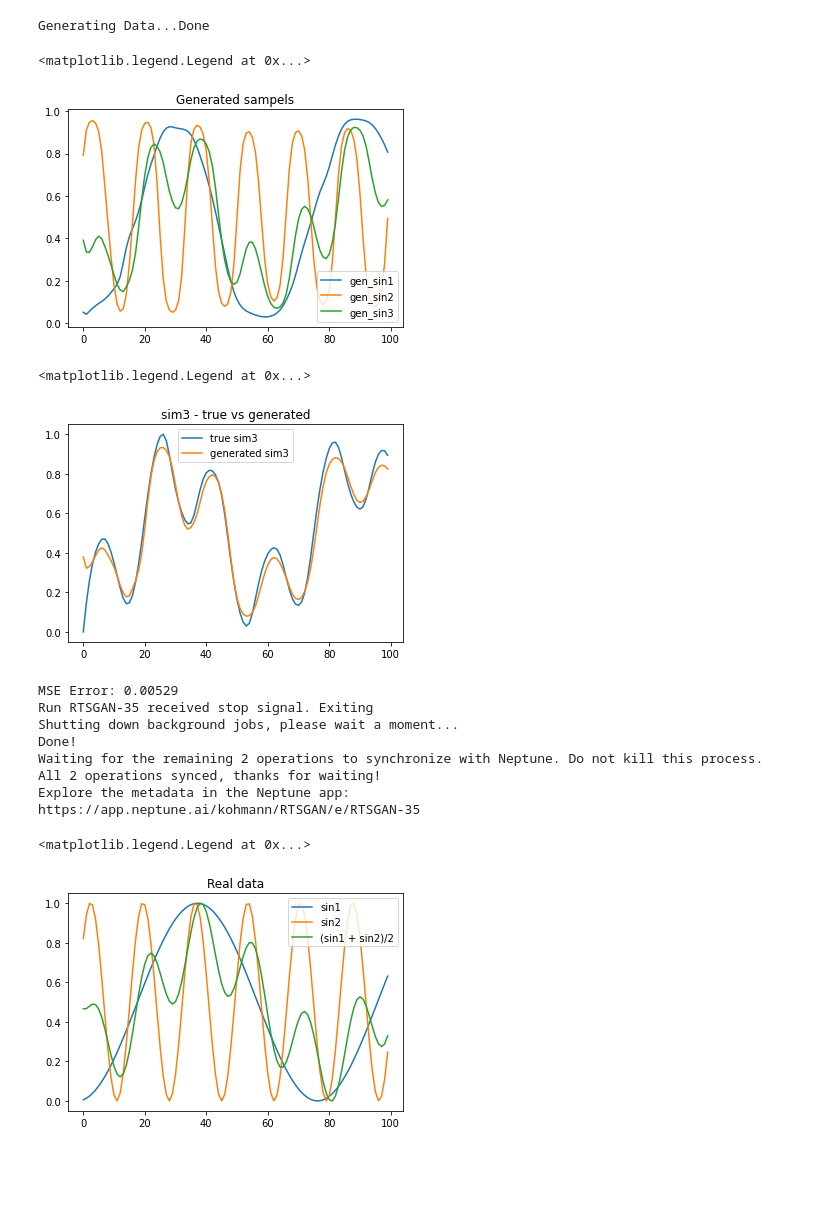
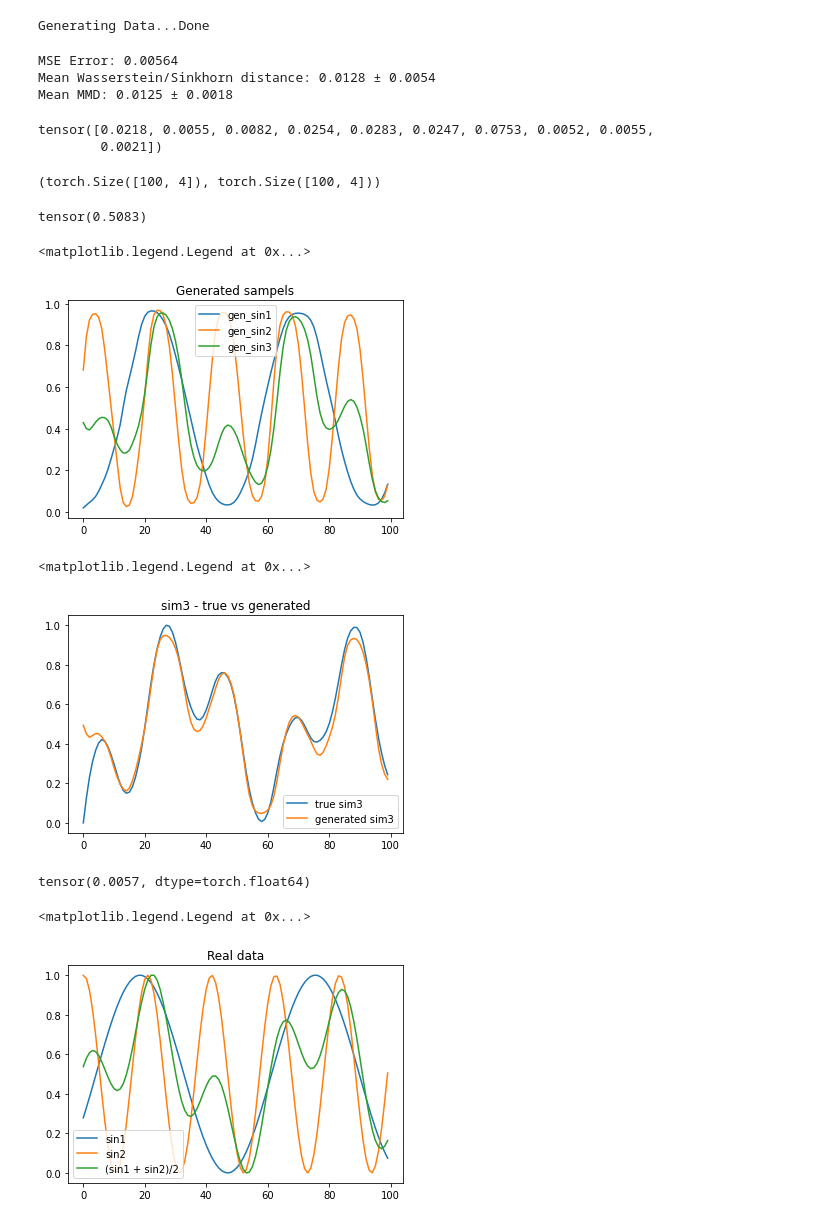
Before and after one commit to Kohmann/master-GAN, a Jupyter notebook: TimeGAN/rtsgan_testing.ipynb, the cells around one changed output. Cells and saved outputs as stored; diff of their text form; code cells hidden in the pictures; blank space fills up the shorter version.

```diff
--- a/TimeGAN/rtsgan_testing.ipynb
+++ b/TimeGAN/rtsgan_testing.ipynb
@@ -9,8 +11,12 @@ from trainers import *
 import numpy as np
 np.random.seed(42)
 
-trainset = TimeGANDatasetSinus(num=1200, seq_len=100, alpha=0.7, noise=0)
-testset = TimeGANDatasetSinus(num=300, seq_len=100, alpha=0.7, noise=0)
+trainset = DatasetSinus(num=600, seq_len=100, alpha=0.7, noise=0)
+testset = DatasetSinus(num=600*2, seq_len=100, alpha=0.7, noise=0)
+#stocks_data = google_data_loading(100)
+
+#trainset =DatasetStocks(stocks_data[:-300])
+#testset =DatasetStocks(stocks_data[-300:])
 print(len(testset))
 print(testset[0][0].size())
 # %% [output]
@@ -35,17 +41,17 @@ device = "cuda" if torch.cuda.is_available() else "cpu"
 
 params = {
     "model_name": "model_rtsgan.pt",
-    "n_epochs": 3000,
-    "l_rate": 0.001,
+    "n_epochs": 100,
+    "l_rate": 0.0001,
     "l_rate_ae": 0.001,
-    "batch_size": 128*2,
-    "num_layers": 2,
-    "hidden_dim": 40,
+    "batch_size": 8,
+    "num_layers": 2, # only affects the autoencoder
+    "hidden_dim": 30,
     "spectralnorm": True,
-    "optimizer": "Adam", # RMSprop
+    "optimizer": "RMSprop", # RMSprop
     "dis_thresh": 0.15,
-    "d_steps": 5,
-    "dataset": "sinus",
+    "d_steps": 10,
+    "dataset": "sines",
     "feature_dim": trainset[0][0].size(1),
     "max_seq_len": trainset[0][0].size(0),
     "trainset_size": len(trainset),
@@ -76,3 +83,23 @@ Start GAN Training
 gen_z = rtsgan_generator(model, params)
 # %% [output]
 Generating Data...Done
+# %%
+from metrics import compare_sin3_generation, sinkhorn_distance, MMD
+mse_error = compare_sin3_generation(gen_z, 0.7, 0)
+print(f"MSE Error: {mse_error:.5f}")
+n=4
+x = torch.tensor(gen_z)#[:10, :, :1]
+y = testset[:][0]#[:10, :, 2:3]
+wass_dist = sinkhorn_distance(x,y)
+mmd = MMD(x,y)
+print(f"Mean Wasserstein/Sinkhorn distance: {wass_dist.mean():.4f} ± {wass_dist.std():.4f}")
+print(f"Mean MMD: {mmd.mean():.4f} ± {mmd.std():.4f}")
+# %% [output]
+MSE Error: 0.00564
+Mean Wasserstein/Sinkhorn distance: 0.0128 ± 0.0054
+Mean MMD: 0.0125 ± 0.0018
+# %%
+wass_dist
+# %% [output]
+tensor([0.0218, 0.0055, 0.0082, 0.0254, 0.0283, 0.0247, 0.0753, 0.0052, 0.0055,
+        0.0021])
@@ -79,5 +122,13 @@ Generating Data...Done
+# %%
+Y_j.size(), X_i.size()
+# %% [output]
+(torch.Size([100, 4]), torch.Size([100, 4]))
+# %%
+sinkhorn_distance(X_i,Y_j)
+# %% [output]
+tensor(0.5083)
 # %%
-sample = 10
+sample = 6
 plt.plot(gen_z[sample][:, 0], label="gen_sin1")
 plt.plot(gen_z[sample][:, 1], label="gen_sin2")
 plt.plot(gen_z[sample][:, 2], label="gen_sin3")
@@ -85,7 +136,7 @@ plt.title("Generated sampels")
 plt.legend()
 # %% [output]
 <matplotlib.legend.Legend at 0x...>
-[figure, old version]
+[figure, new version]
 # %%
 sample = 4
 real_combo = create_sin3(gen_z[sample][:,0], gen_z[sample][:,1], alpha=0.7, noise=0)
@@ -97,27 +148,20 @@ plt.title("sim3 - true vs generated")
 plt.legend()
 # %% [output]
 <matplotlib.legend.Legend at 0x...>
-[figure, old version]
+[figure, new version]
 # %%
 %autoreload
 from metrics import compare_sin3_generation
 compare_sin3_generation(gen_z, 0.7, 0)
 # %% [output]
-MSE Error: 0.00529
-Run RTSGAN-35 received stop signal. Exiting
-Shutting down background jobs, please wait a moment...
-Done!
-Waiting for the remaining 2 operations to synchronize with Neptune. Do not kill this process.
-All 2 operations synced, thanks for waiting!
-Explore the metadata in the Neptune app:
-https://app.neptune.ai/kohmann/RTSGAN/e/RTSGAN-35
+tensor(0.0057, dtype=torch.float64)
 # %%
-sample = trainset.__getitem__(9)
+sample = trainset.__getitem__(2)
 plt.plot(sample[0][:,0], label="sin1")
 plt.plot(sample[0][:,1], label="sin2")
 plt.plot(sample[0][:,2], label="(sin1 + sin2)/2")
 plt.title("Real data")
 plt.legend()
 # %% [output]
 <matplotlib.legend.Legend at 0x...>
-[figure, old version]
+[figure, new version]
```
Also changed, not shown: parts of 4 cells of this notebook, 8 other files.
